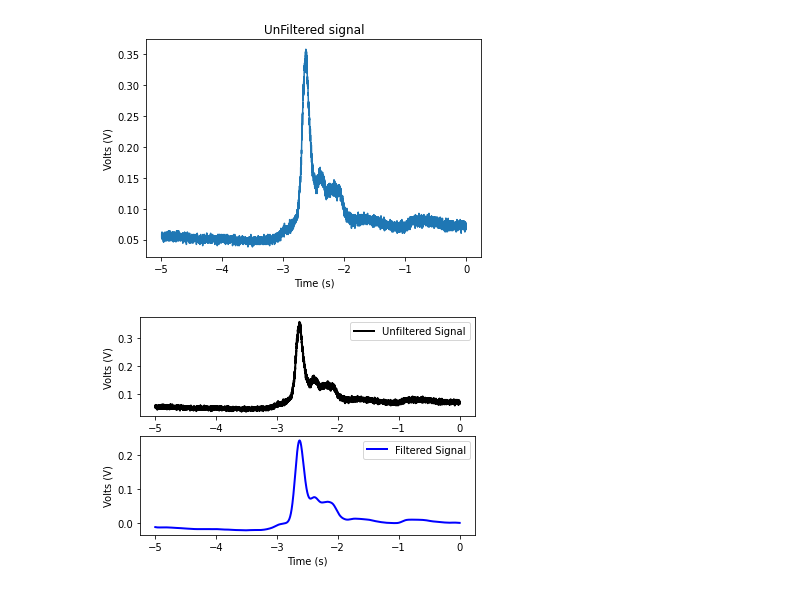
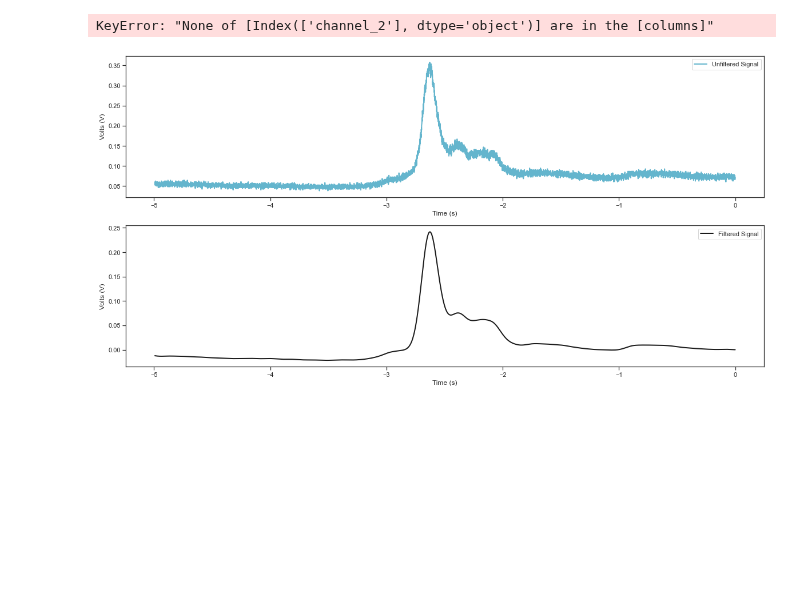
Before and after one commit to sutapa6/smart_wearable_tech, a Jupyter notebook: bandpass.ipynb, the cells around one changed output. Drawn from its saved outputs; the diff is of its cells as text; code cells hidden in the pictures; blank space fills up the shorter version.

```diff
--- a/bandpass.ipynb
+++ b/bandpass.ipynb
@@ -4,15 +4,20 @@ from scipy import stats
 import pandas as pd
 import numpy as np
 import matplotlib.pyplot as plt
+from src.format_csv import csv_format
 import scipy
+import seaborn as sns
+sns.set(style='ticks')
 
 
 plt.rcParams['figure.figsize'] = [20, 10]
 plt.rcParams.update({'font.size': 18})
 
-scope_num = 1
+scope_num = 7
 lab_num = 1
 filename = f'data/Lab_{lab_num}/scope_{scope_num}.csv'
+csv_format(filename)
+
 df = pd.read_csv(filename)
 
 sensor_data = df[['channel_2']]
@@ -26,5 +31,5 @@ plt.ylabel('Volts (V)')
 plt.title('UnFiltered signal')
 plt.show()
 # %% [output]
-[figure, removed]
+KeyError: "None of [Index(['channel_2'], dtype='object')] are in the [columns]"
 # %%
@@ -48,25 +54,24 @@ def band_pass_filter(signal):
 
     return(y)
 # %%
-
 
 fig,axs = plt.subplots(2,1)
 
 plt.sca(axs[0])
-plt.plot(time, sensor_data, color='k', LineWidth=2, label="Unfiltered Signal")
+plt.plot(time, sensor_data, color='c', LineWidth=2, label="Unfiltered Signal")
 plt.xlabel('Time (s)')
 plt.ylabel('Volts (V)')
 plt.legend()
 
 plt.sca(axs[1])
 filtered_signal = band_pass_filter(sensor_data)
-plt.plot(time, filtered_signal, color='b', LineWidth=2, label="Filtered Signal")
+plt.plot(time, filtered_signal, color='k', LineWidth=2, label="Filtered Signal")
 plt.xlabel('Time (s)')
 plt.ylabel('Volts (V)')
 plt.legend()
 
 # save raw scope as png in data/Plots/Lab_<lab_num>/Spectrograms
 image_path = f'data/Plots/Lab_{lab_num}/Bandpass_filtered_plots/scope_{scope_num}.png'
 plt.savefig(image_path, dpi=900, bbox_inches='tight', transparent=False)
 # %% [output]
-[figure, old version]
+[figure, new version]
```
Also changed, not shown: parts of 1 cell of this notebook.
